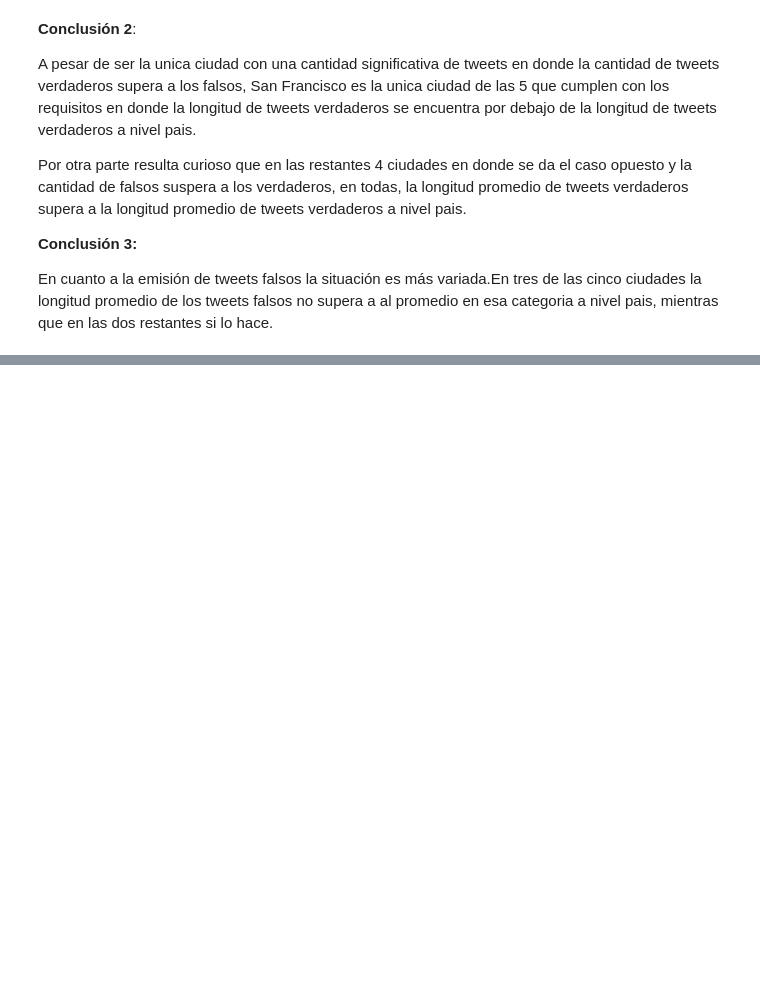
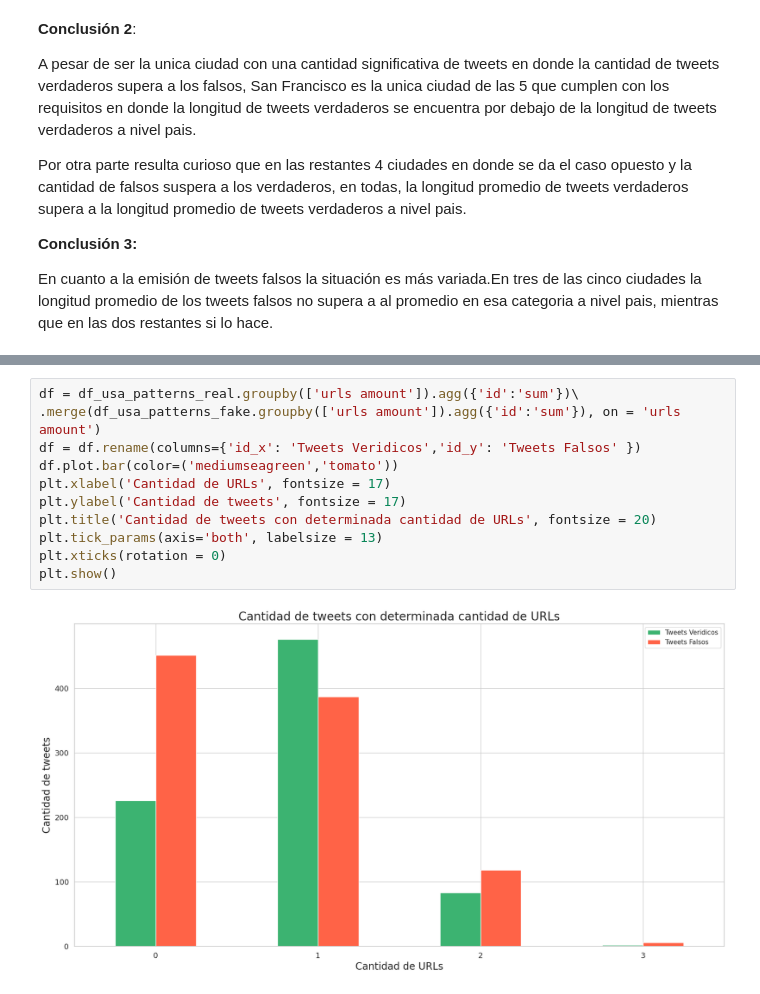
Before and after one commit to Filyank/Datavid-20, a Jupyter notebook: TP1-1c2020/notebook_entregable.ipynb, the cells around one changed output, grey strips where cells are left out. Drawn from its saved outputs; the diff is of its cells as text; blank space fills up the shorter version.

```diff
--- a/TP1-1c2020/notebook_entregable.ipynb
+++ b/TP1-1c2020/notebook_entregable.ipynb
@@ -1114,0 +1163,13 @@ En cuanto a la emisión de tweets falsos la situación es más variada.En tres d
+# %%
+df = df_usa_patterns_real.groupby(['urls amount']).agg({'id':'sum'})\
+.merge(df_usa_patterns_fake.groupby(['urls amount']).agg({'id':'sum'}), on = 'urls amount')
+df = df.rename(columns={'id_x': 'Tweets Veridicos','id_y': 'Tweets Falsos' })
+df.plot.bar(color=('mediumseagreen','tomato'))
+plt.xlabel('Cantidad de URLs', fontsize = 17)
+plt.ylabel('Cantidad de tweets', fontsize = 17)
+plt.title('Cantidad de tweets con determinada cantidad de URLs', fontsize = 20)
+plt.tick_params(axis='both', labelsize = 13)
+plt.xticks(rotation = 0)
+plt.show()
+# %% [output]
+[figure, added]
```
Also changed, not shown: parts of 15 cells of this notebook.
